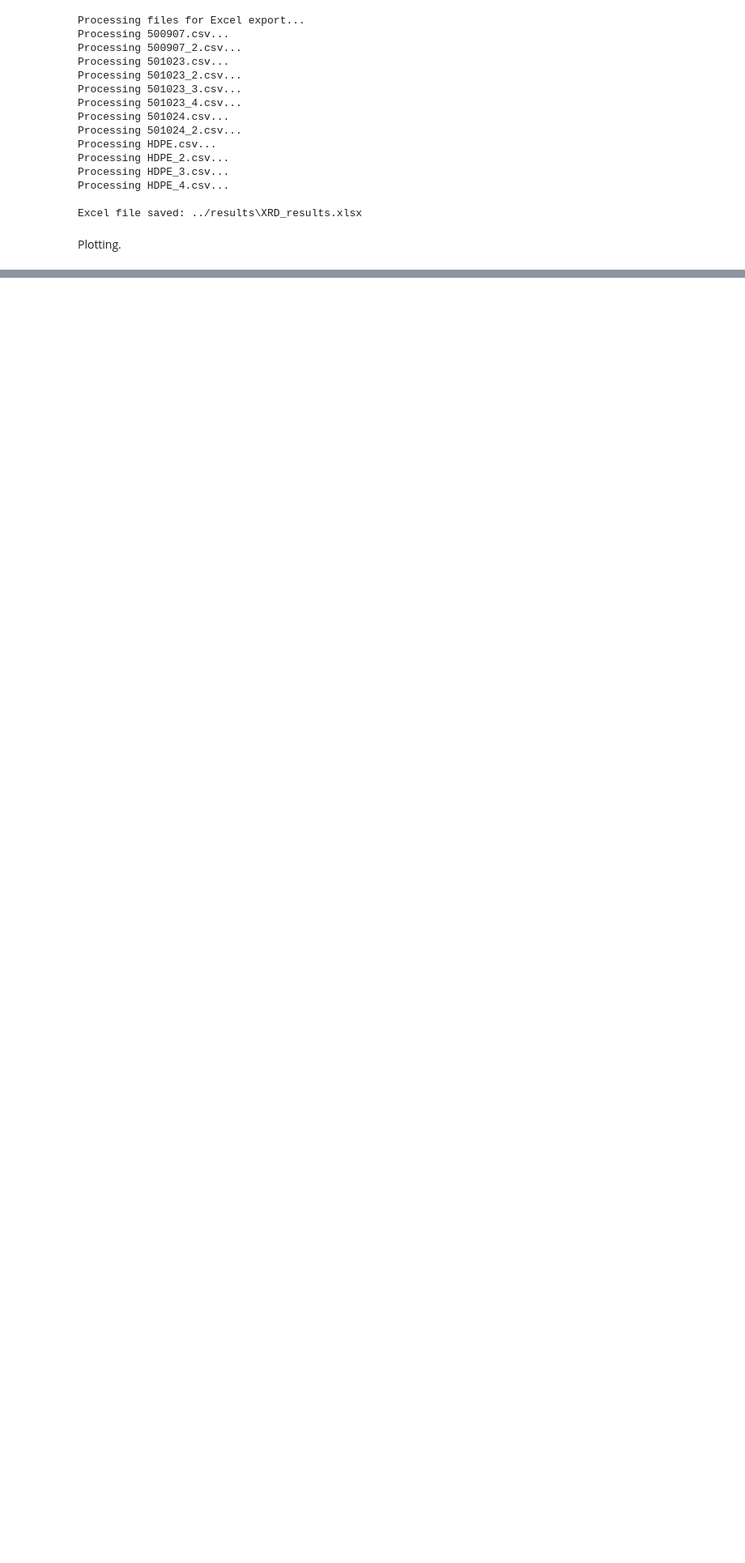
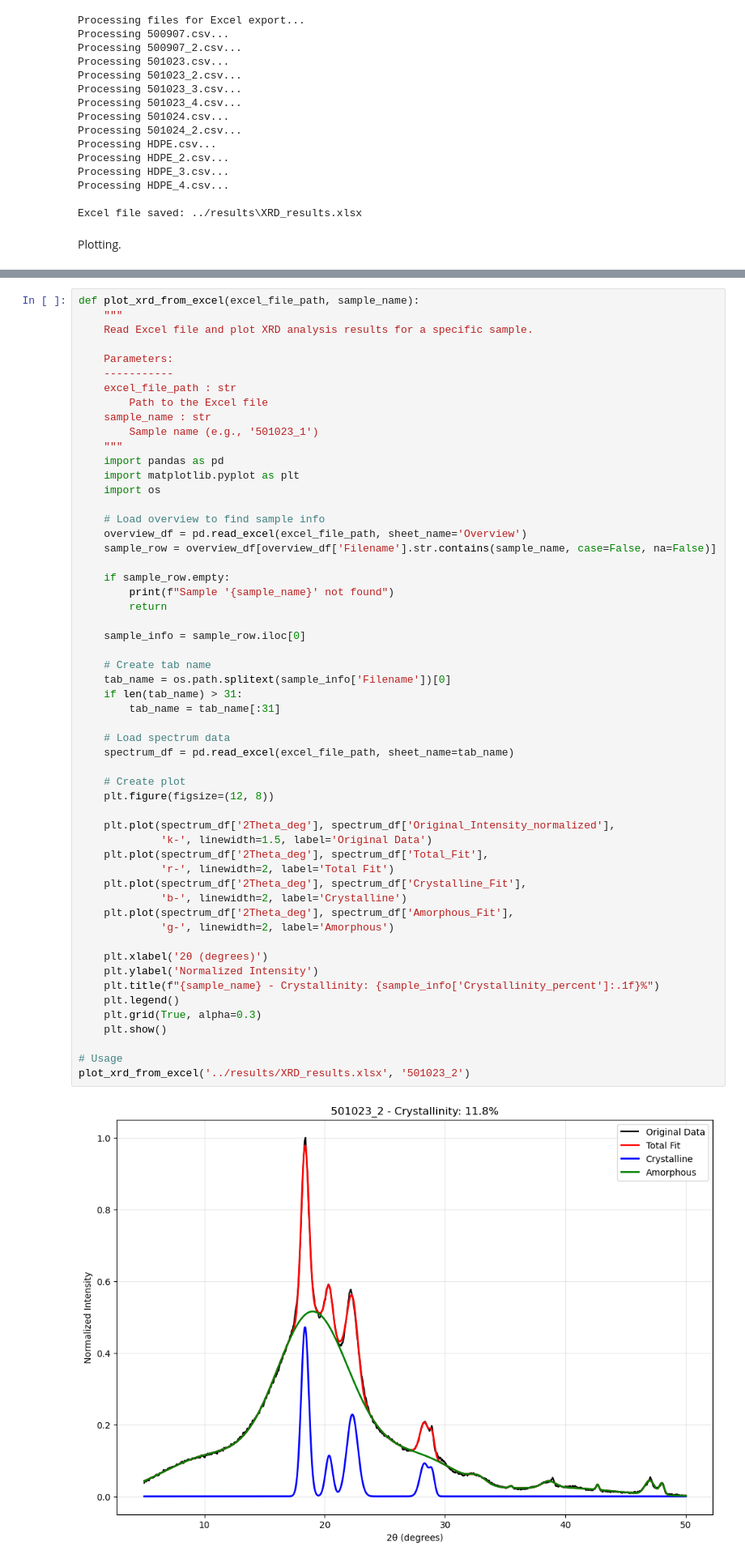
Before and after one commit to louis-sh-nguyen/polymer-characterisation, a Jupyter notebook: notebooks/XRD_analysis_main.ipynb, the cells around one changed output, grey strips where cells are left out. Shown at 81% size. Saved outputs shown, nothing was run; the diff lists cells and outputs as text; blank space fills up the shorter version.

Commit message:
update plotting function from XRD analysis excel file

```diff
--- a/notebooks/XRD_analysis_main.ipynb
+++ b/notebooks/XRD_analysis_main.ipynb
@@ -1641,3 +1368,60 @@ print("   plot_xrd_from_excel('501023_1', excel_file_path='path/to/your/file.xls
+# %%
+def plot_xrd_from_excel(excel_file_path, sample_name):
+    """
+    Read Excel file and plot XRD analysis results for a specific sample.
+
+    Parameters:
+    -----------
+    excel_file_path : str
+        Path to the Excel file
+    sample_name : str
+        Sample name (e.g., '501023_1')
+    """
+    import pandas as pd
+    import matplotlib.pyplot as plt
+    import os
+
+    # Load overview to find sample info
+    overview_df = pd.read_excel(excel_file_path, sheet_name='Overview')
+    sample_row = overview_df[overview_df['Filename'].str.contains(sample_name, case=False, na=False)]
+
+    if sample_row.empty:
+        print(f"Sample '{sample_name}' not found")
+        return
+
+    sample_info = sample_row.iloc[0]
+
+    # Create tab name
+    tab_name = os.path.splitext(sample_info['Filename'])[0]
+    if len(tab_name) > 31:
+        tab_name = tab_name[:31]
+
+    # Load spectrum data
+    spectrum_df = pd.read_excel(excel_file_path, sheet_name=tab_name)
+
+    # Create plot
+    plt.figure(figsize=(12, 8))
+
+    plt.plot(spectrum_df['2Theta_deg'], spectrum_df['Original_Intensity_normalized'],
+             'k-', linewidth=1.5, label='Original Data')
+    plt.plot(spectrum_df['2Theta_deg'], spectrum_df['Total_Fit'],
+             'r-', linewidth=2, label='Total Fit')
+    plt.plot(spectrum_df['2Theta_deg'], spectrum_df['Crystalline_Fit'],
+             'b-', linewidth=2, label='Crystalline')
+    plt.plot(spectrum_df['2Theta_deg'], spectrum_df['Amorphous_Fit'],
+             'g-', linewidth=2, label='Amorphous')
+
+    plt.xlabel('2θ (degrees)')
+    plt.ylabel('Normalized Intensity')
+    plt.title(f"{sample_name} - Crystallinity: {sample_info['Crystallinity_percent']:.1f}%")
+    plt.legend()
+    plt.grid(True, alpha=0.3)
+    plt.show()
+
+# Usage
+plot_xrd_from_excel('../results/XRD_results.xlsx', '501023_2')
+# %% [output]
+[figure, added]
 # %%
 # # Fit individual XRD spectrum
 # ref_peak_dict = {
```
Also changed, not shown: parts of 1 cell of this notebook.
